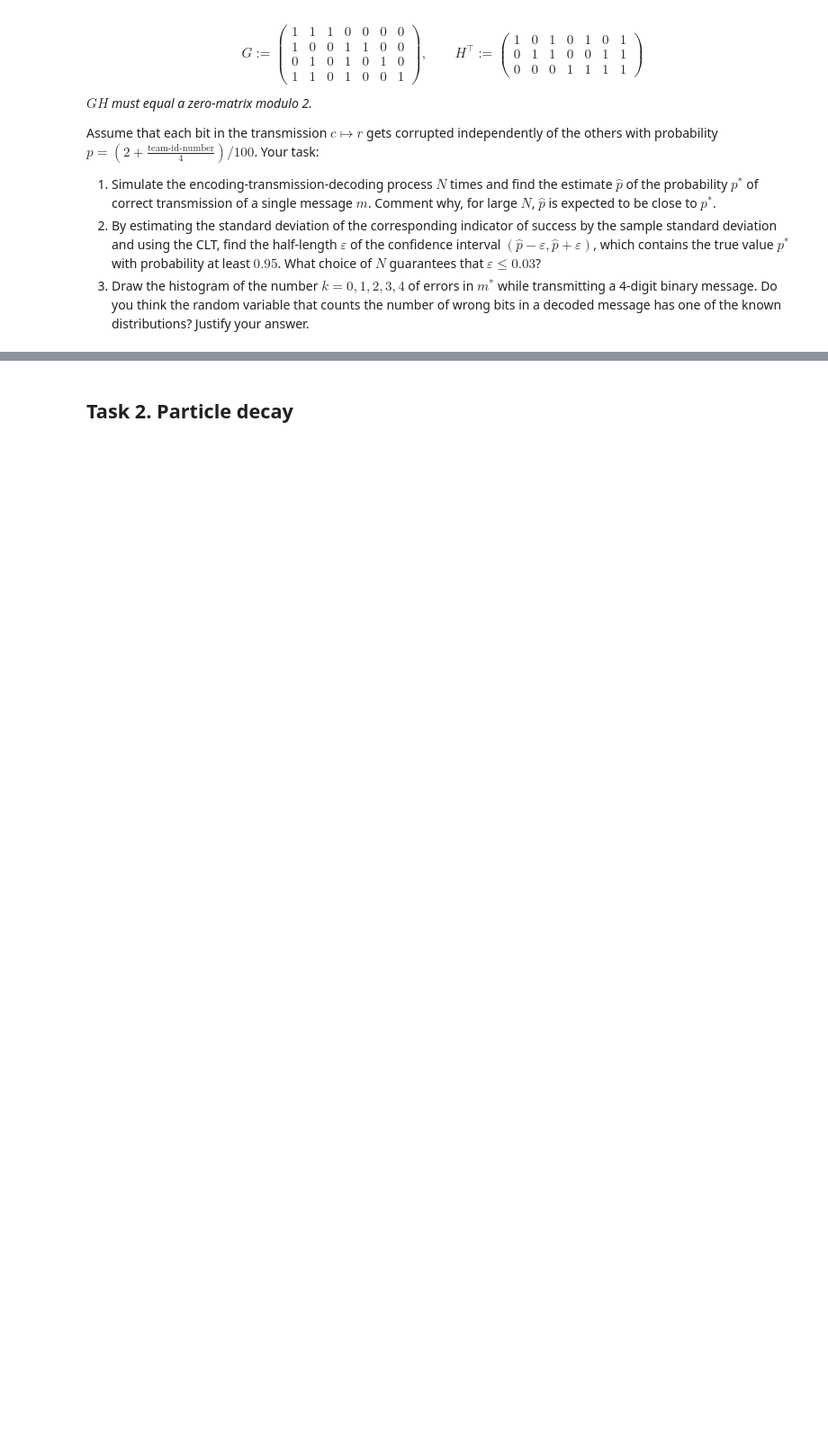
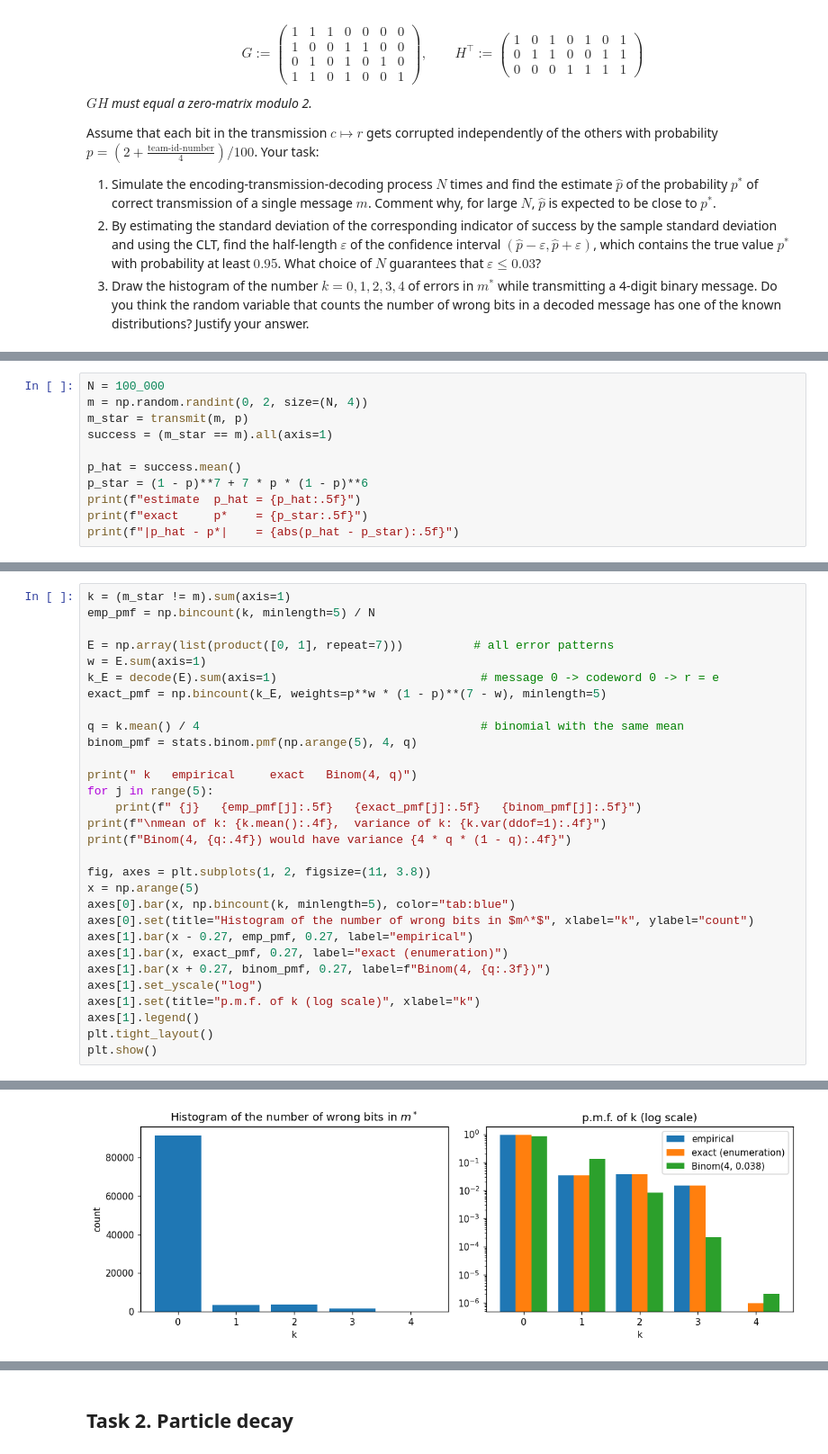
Before and after one commit to dymp1q/probabilitylabN2, a Jupyter notebook: RV-CLT-PS-Lab2.ipynb, the cells around one changed output, grey strips where cells are left out. Shown at 90% size. Saved outputs shown, nothing was run; the diff lists cells and outputs as text; blank space fills up the shorter version.

```diff
--- a/RV-CLT-PS-Lab2.ipynb
+++ b/RV-CLT-PS-Lab2.ipynb
@@ -68,0 +136,11 @@ Assume that each bit in the transmission $c \mapsto r$ gets corrupted independen
+# %%
+N = 100_000
+m = np.random.randint(0, 2, size=(N, 4))
+m_star = transmit(m, p)
+success = (m_star == m).all(axis=1)
+
+p_hat = success.mean()
+p_star = (1 - p)**7 + 7 * p * (1 - p)**6
+print(f"estimate  p_hat = {p_hat:.5f}")
+print(f"exact     p*    = {p_star:.5f}")
+print(f"|p_hat - p*|    = {abs(p_hat - p_star):.5f}")
@@ -68,0 +200,31 @@ Assume that each bit in the transmission $c \mapsto r$ gets corrupted independen
+# %%
+k = (m_star != m).sum(axis=1)
+emp_pmf = np.bincount(k, minlength=5) / N
+
+E = np.array(list(product([0, 1], repeat=7)))          # all error patterns
+w = E.sum(axis=1)
+k_E = decode(E).sum(axis=1)                             # message 0 -> codeword 0 -> r = e
+exact_pmf = np.bincount(k_E, weights=p**w * (1 - p)**(7 - w), minlength=5)
+
+q = k.mean() / 4                                        # binomial with the same mean
+binom_pmf = stats.binom.pmf(np.arange(5), 4, q)
+
+print(" k   empirical     exact   Binom(4, q)")
+for j in range(5):
+    print(f" {j}   {emp_pmf[j]:.5f}   {exact_pmf[j]:.5f}   {binom_pmf[j]:.5f}")
+print(f"\nmean of k: {k.mean():.4f},  variance of k: {k.var(ddof=1):.4f}")
+print(f"Binom(4, {q:.4f}) would have variance {4 * q * (1 - q):.4f}")
+
+fig, axes = plt.subplots(1, 2, figsize=(11, 3.8))
+x = np.arange(5)
+axes[0].bar(x, np.bincount(k, minlength=5), color="tab:blue")
+axes[0].set(title="Histogram of the number of wrong bits in $m^*$", xlabel="k", ylabel="count")
+axes[1].bar(x - 0.27, emp_pmf, 0.27, label="empirical")
+axes[1].bar(x, exact_pmf, 0.27, label="exact (enumeration)")
+axes[1].bar(x + 0.27, binom_pmf, 0.27, label=f"Binom(4, {q:.3f})")
+axes[1].set_yscale("log")
+axes[1].set(title="p.m.f. of k (log scale)", xlabel="k")
+axes[1].legend()
+plt.tight_layout()
+plt.show()
+# %% [output]
@@ -68,0 +240 @@ Assume that each bit in the transmission $c \mapsto r$ gets corrupted independen
+[figure, added]
```
Also changed, not shown: parts of 43 cells of this notebook, 1 other file.
